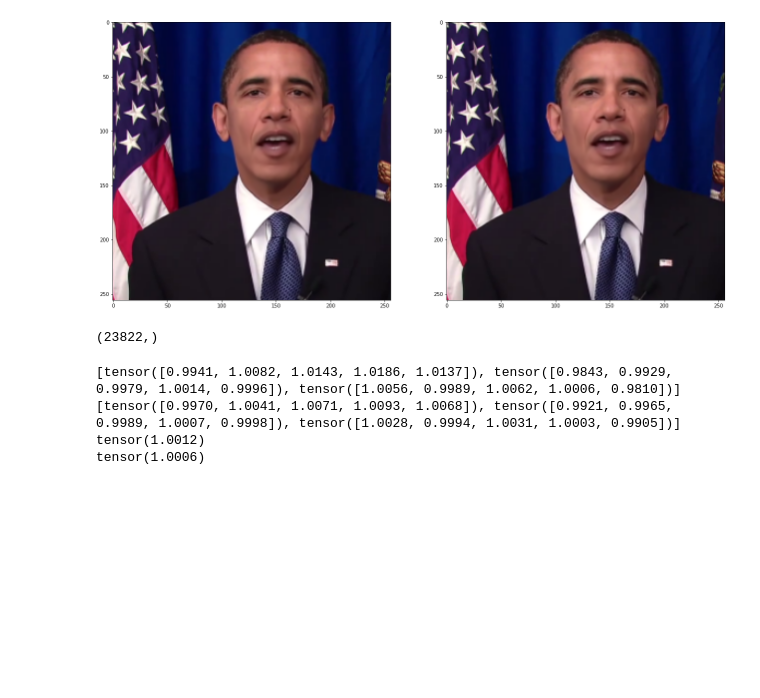
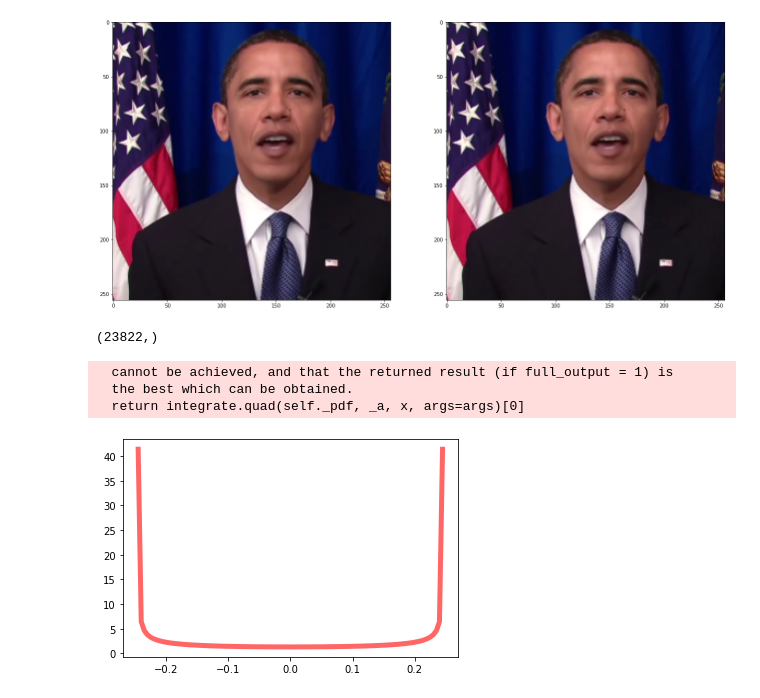
Before and after one commit to ishine/3d_face_gcns, a Jupyter notebook: facegcn_test.ipynb, the cells around one changed output. Saved outputs shown, nothing was run; the diff lists cells and outputs as text; code cells hidden in the pictures; blank space fills up the shorter version.

```diff
--- a/facegcn_test.ipynb
+++ b/facegcn_test.ipynb
@@ -173,22 +173,26 @@ skin_index = np.where(skin_mask == 3)[0]
 print(skin_index.shape)
 # %% [output]
 (23822,)
-# %%
-import torch
-
-A = torch.randn((5, 35709, 3))
-out = A[:, skin_index, :]
-var_list = []
-std_list = []
-for i in range(3):
-    var_list.append(out[..., i].var(dim=1))
-    std_list.append(out[..., i].std(dim=1))
-print(var_list)
-print(std_list)
-print(torch.cat(var_list).mean())
-print(torch.cat(std_list).mean())
-# %% [output]
-[tensor([0.9941, 1.0082, 1.0143, 1.0186, 1.0137]), tensor([0.9843, 0.9929, 0.9979, 1.0014, 0.9996]), tensor([1.0056, 0.9989, 1.0062, 1.0006, 0.9810])]
-[tensor([0.9970, 1.0041, 1.0071, 1.0093, 1.0068]), tensor([0.9921, 0.9965, 0.9989, 1.0007, 0.9998]), tensor([1.0028, 0.9994, 1.0031, 1.0003, 0.9905])]
-tensor(1.0012)
-tensor(1.0006)
+# %%
+from scipy.stats import rv_continuous
+import matplotlib.pyplot as plt
+fig, ax = plt.subplots(1, 1)
+
+class arcsine_gen(rv_continuous):
+    def _pdf(self, x):
+        return 1 / (np.pi * np.sqrt(6/100 - x*x))
+
+arcsine = arcsine_gen(a= -np.sqrt(6/100), b=np.sqrt(6/100), name="arcsine")
+mean, var, skew, kurt = arcsine.stats(moments='mvsk')
+x = np.linspace(arcsine.ppf(0.01),
+                arcsine.ppf(0.99), 100)
+
+ax.plot(x, arcsine.pdf(x),
+       'r-', lw=5, alpha=0.6, label='arcsine pdf')
+
+r = arcsine.rvs(size=10000)
+# %% [output]
+  cannot be achieved, and that the returned result (if full_output = 1) is
+  the best which can be obtained.
+  return integrate.quad(self._pdf, _a, x, args=args)[0]
+[figure, added]
```
Also changed, not shown: parts of 7 cells of this notebook, 13 other files.
